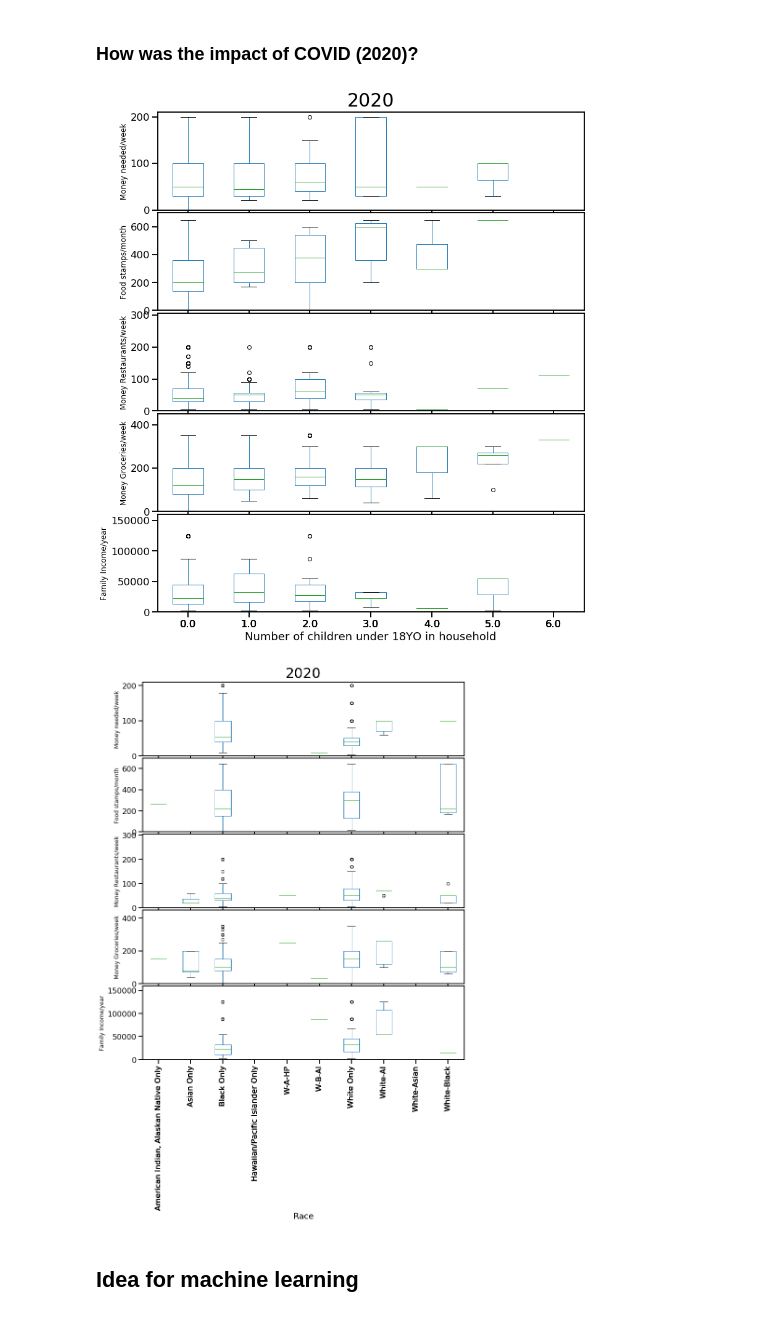
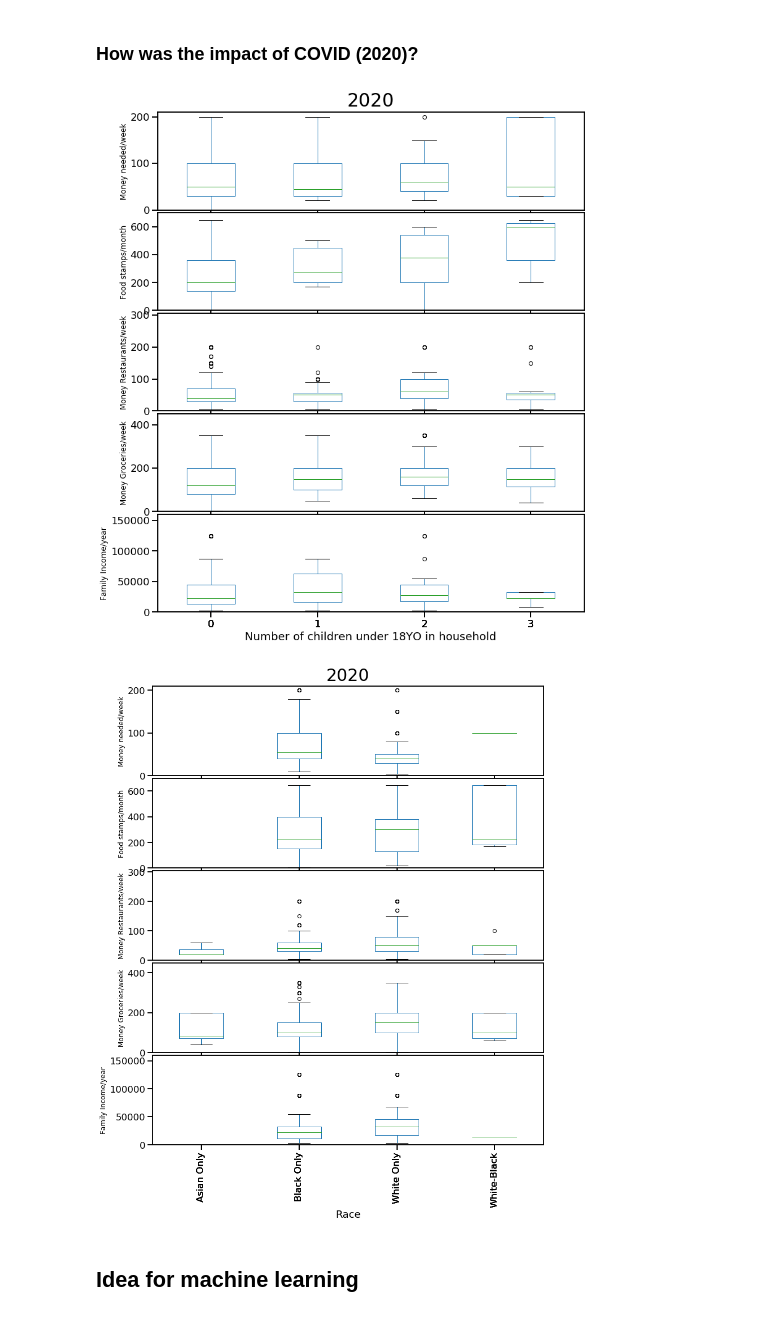
Before and after one commit to astronomilo/foodinsecurity, a Jupyter notebook: Notebooks/EDA_Prep/Team_27_EDA_Prep_20220227.ipynb, the cells around one changed output. Drawn from its saved outputs; the diff is of its cells as text; code cells hidden in the pictures.

```diff
--- a/Notebooks/EDA_Prep/Team_27_EDA_Prep_20220220.ipynb
+++ b/Notebooks/EDA_Prep/Team_27_EDA_Prep_20220227.ipynb
@@ -664,27 +676,32 @@ Dict_Race = {1: 'White Only',
             21: 'W-A-HP'}
 
 def fix_race(df, string):
-    for i in [1,2,3,4,5,6,7,8,16,21]:
+    for i in [1,2,4,6]:
+    #for i in [1,2,3,4,5,6,7,8,16,21]:
         if i not in df.RACE.drop_duplicates().values:
             df = df.append({'RACE': i,
                              string: 0},
                              ignore_index = True)
     df = df.replace({"RACE": Dict_Race})
     return df
+
+# Chose Races with statitistical significance
+Rz_cps2019_df = cps2019_df[cps2019_df.RACE.isin([1,2,4,6])]
+
 # Households needing to meet food needs
-FoodNeed = cps2019_df[cps2019_df['AMOUNT_NEEDED_TO_MEET_HOUSEHOLD_FOOD_NEED']!=-1]
+FoodNeed = Rz_cps2019_df[Rz_cps2019_df['AMOUNT_NEEDED_TO_MEET_HOUSEHOLD_FOOD_NEED']!=-1]
 FoodNeed = fix_race(FoodNeed, 'AMOUNT_NEEDED_TO_MEET_HOUSEHOLD_FOOD_NEED')
 # Food stamps/month:
-FoodStamps = cps2019_df[cps2019_df['FOODSTAMPS_AMT_PERMONTH']>0]
+FoodStamps = Rz_cps2019_df[Rz_cps2019_df['FOODSTAMPS_AMT_PERMONTH']>0]
 FoodStamps = fix_race(FoodStamps, 'FOODSTAMPS_AMT_PERMONTH')
 # Purchases in Restaurants /week
-FoodRest = cps2019_df[cps2019_df['HOUSEHOLD_PURCHASES_RESTAURANTS']>=0]
+FoodRest = Rz_cps2019_df[Rz_cps2019_df['HOUSEHOLD_PURCHASES_RESTAURANTS']>=0]
 FoodRest = fix_race(FoodRest, 'HOUSEHOLD_PURCHASES_RESTAURANTS')
 # Purchases in Groceries / week
-FoodGroc = cps2019_df[cps2019_df['HOUSEHOLD_PURCHASES_GROCERIES']>=0]
+FoodGroc = Rz_cps2019_df[Rz_cps2019_df['HOUSEHOLD_PURCHASES_GROCERIES']>=0]
 FoodGroc = fix_race(FoodGroc, 'HOUSEHOLD_PURCHASES_GROCERIES')
 # Family Income
-FamInc = cps2019_df[cps2019_df['AMOUNT_NEEDED_TO_MEET_HOUSEHOLD_FOOD_NEED']!=-1]
+FamInc = Rz_cps2019_df[Rz_cps2019_df['AMOUNT_NEEDED_TO_MEET_HOUSEHOLD_FOOD_NEED']!=-1]
 Dict_Family_Income = { 1: 2500, 2: 6250, 3: 8750, 4: 11250, 5: 13750, 6: 17500,
                        7: 22500, 8: 27500, 9: 32500, 10: 37500, 11: 45000, 12: 55000,
                       13: 67500, 14: 87500, 15: 125000, 16: 150000}
@@ -740,19 +767,19 @@ cps2020_df = cps2020_df.rename(columns=newnames)
 # %%
 # Households needing to meet food needs
-FoodNeed = cps2020_df[cps2020_df['AMOUNT_NEEDED_TO_MEET_HOUSEHOLD_FOOD_NEED']!=-1]
+FoodNeed = Ch_cps2020_df[Ch_cps2020_df['AMOUNT_NEEDED_TO_MEET_HOUSEHOLD_FOOD_NEED']!=-1]
 FoodNeed = fix_number_children(FoodNeed, 'AMOUNT_NEEDED_TO_MEET_HOUSEHOLD_FOOD_NEED')
 # Food stamps/month:
-FoodStamps = cps2020_df[cps2020_df['FOODSTAMPS_AMT_PERMONTH']>0]
+FoodStamps = Ch_cps2020_df[Ch_cps2020_df['FOODSTAMPS_AMT_PERMONTH']>0]
 FoodStamps = FoodStamps[FoodStamps['NUMBER_OWN_CHILDREN']<6]
 FoodStamps = fix_number_children(FoodStamps, 'FOODSTAMPS_AMT_PERMONTH')
 # Purchases in Restaurants /week
-FoodRest = cps2020_df[cps2020_df['HOUSEHOLD_PURCHASES_RESTAURANTS']>=0]
+FoodRest = Ch_cps2020_df[Ch_cps2020_df['HOUSEHOLD_PURCHASES_RESTAURANTS']>=0]
 FoodRest = fix_number_children(FoodRest, 'HOUSEHOLD_PURCHASES_RESTAURANTS')
 # Purchases in Groceries / week
-FoodGroc = cps2020_df[cps2020_df['HOUSEHOLD_PURCHASES_GROCERIES']>=0]
+FoodGroc = Ch_cps2020_df[Ch_cps2020_df['HOUSEHOLD_PURCHASES_GROCERIES']>=0]
 FoodGroc = fix_number_children(FoodGroc, 'HOUSEHOLD_PURCHASES_GROCERIES')
 # Family Income
-FamInc = cps2020_df[cps2020_df['AMOUNT_NEEDED_TO_MEET_HOUSEHOLD_FOOD_NEED']!=-1]
+FamInc = Ch_cps2020_df[Ch_cps2020_df['AMOUNT_NEEDED_TO_MEET_HOUSEHOLD_FOOD_NEED']!=-1]
 FamInc = FamInc.replace({"FAMILY_INCOME": Dict_Family_Income})
 FamInc = fix_number_children(FamInc, 'FAMILY_INCOME')
 # MAKE THE PLOT
@@ -793,4 +820,4 @@ ax5.set_xlabel('Number of children under 18YO in household')
 fig.suptitle('2020',y=0.93, fontsize=30)
 plt.show()
 # %% [output]
-[figure, old version]
+[figure, new version]
@@ -797,18 +832,20 @@ plt.show()
 # %%
+# Chose Races with statitistical significance
+Rz_cps2020_df = cps2020_df[cps2020_df.RACE.isin([1,2,4,6])]
 # Households needing to meet food needs
-FoodNeed = cps2020_df[cps2020_df['AMOUNT_NEEDED_TO_MEET_HOUSEHOLD_FOOD_NEED']!=-1]
+FoodNeed = Rz_cps2020_df[Rz_cps2020_df['AMOUNT_NEEDED_TO_MEET_HOUSEHOLD_FOOD_NEED']!=-1]
 FoodNeed = fix_race(FoodNeed, 'AMOUNT_NEEDED_TO_MEET_HOUSEHOLD_FOOD_NEED')
 # Food stamps/month:
-FoodStamps = cps2020_df[cps2020_df['FOODSTAMPS_AMT_PERMONTH']>0]
+FoodStamps = Rz_cps2020_df[Rz_cps2020_df['FOODSTAMPS_AMT_PERMONTH']>0]
 FoodStamps = fix_race(FoodStamps, 'FOODSTAMPS_AMT_PERMONTH')
 # Purchases in Restaurants /week
-FoodRest = cps2020_df[cps2020_df['HOUSEHOLD_PURCHASES_RESTAURANTS']>=0]
+FoodRest = Rz_cps2020_df[Rz_cps2020_df['HOUSEHOLD_PURCHASES_RESTAURANTS']>=0]
 FoodRest = fix_race(FoodRest, 'HOUSEHOLD_PURCHASES_RESTAURANTS')
 # Purchases in Groceries / week
-FoodGroc = cps2020_df[cps2020_df['HOUSEHOLD_PURCHASES_GROCERIES']>=0]
+FoodGroc = Rz_cps2020_df[Rz_cps2020_df['HOUSEHOLD_PURCHASES_GROCERIES']>=0]
 FoodGroc = fix_race(FoodGroc, 'HOUSEHOLD_PURCHASES_GROCERIES')
 # Family Income
-FamInc = cps2020_df[cps2020_df['AMOUNT_NEEDED_TO_MEET_HOUSEHOLD_FOOD_NEED']!=-1]
+FamInc = Rz_cps2020_df[Rz_cps2020_df['AMOUNT_NEEDED_TO_MEET_HOUSEHOLD_FOOD_NEED']!=-1]
 Dict_Family_Income = { 1: 2500, 2: 6250, 3: 8750, 4: 11250, 5: 13750, 6: 17500,
                        7: 22500, 8: 27500, 9: 32500, 10: 37500, 11: 45000, 12: 55000,
                       13: 67500, 14: 87500, 15: 125000, 16: 150000}
@@ -827,31 +864,31 @@ ax1.set_title('')
 ax1.set_ylim(0,210)
 # Food stamps/month:
 FoodStamps.boxplot(column='FOODSTAMPS_AMT_PERMONTH',
                  by='RACE',grid=False, ax=ax2)
 ax2.set_ylabel('Food stamps/month', fontsize=12)
 ax2.set_title('')
 ax2.set_ylim(0,700)
 # Purchase Restaurants
 FoodRest.boxplot(column='HOUSEHOLD_PURCHASES_RESTAURANTS',
                  by='RACE',grid=False,ax=ax3)
 ax3.set_ylabel('Money Restaurants/week', fontsize=12)
 ax3.set_title('')
 ax3.set_ylim(0,305)
 # Purchases in Groceries / week
 FoodGroc.boxplot(column='HOUSEHOLD_PURCHASES_GROCERIES',
                  by='RACE',grid=False,ax=ax4)
 ax4.set_ylabel('Money Groceries/week', fontsize=12)
 ax4.set_title('')
 ax4.set_ylim(0,450)
 # Family Income
 FamInc.boxplot(column='FAMILY_INCOME',
                  by='RACE',grid=False, ax=ax5)
 ax5.set_ylabel('Family Income/year', fontsize=12)
 ax5.set_title('')
 ax5.set_ylim(0,160000)
 ax5.set_xlabel('Race')
 ax5.tick_params(axis='x', labelrotation = 90)
 fig.suptitle('2020',y=0.93, fontsize=30)
 plt.show()
 # %% [output]
-[figure, old version]
+[figure, new version]
```
Also changed, not shown: parts of 8 cells of this notebook, 5 other files.
